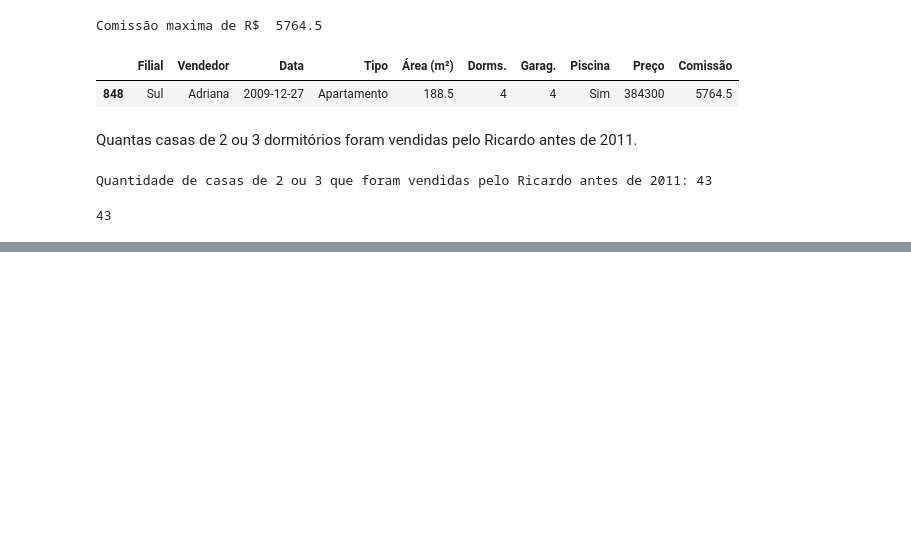
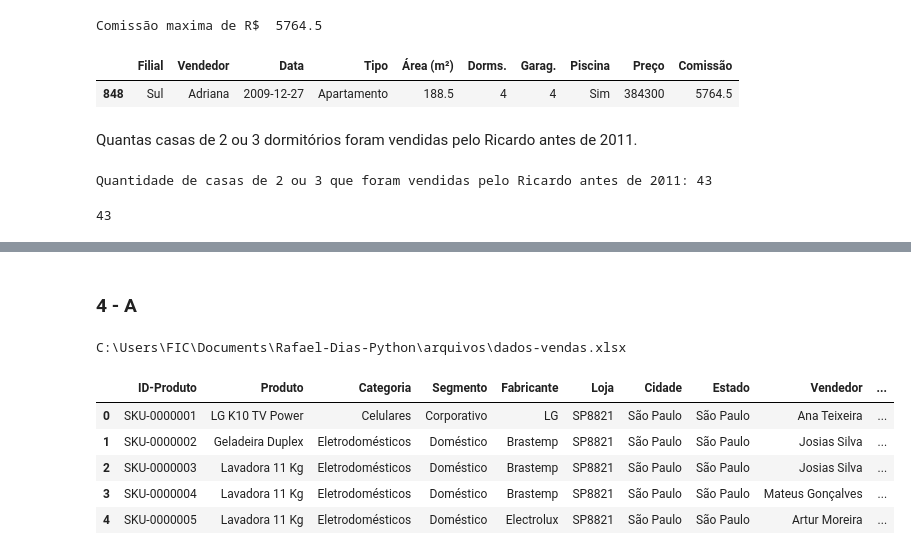
Before and after one commit to rafael-dias-1/fundamentos-bigData-python-SENAI, a Jupyter notebook: lista-5.ipynb, the cells around one changed output, grey strips where cells are left out. Cells and saved outputs as stored; diff of their text form; code cells hidden in the pictures; blank space fills up the shorter version.

```diff
--- a/lista-5.ipynb
+++ b/lista-5.ipynb
@@ -310,0 +608,8 @@ df[
+# %% [markdown]
+### 4 - A
+# %%
+caminho = 'C:\\Users\\FIC\\Documents\\Rafael-Dias-Python\\arquivos\\'
+arquivo = 'dados-vendas.xlsx'
+print(caminho+arquivo)
+# %% [output]
+C:\Users\FIC\Documents\Rafael-Dias-Python\arquivos\dados-vendas.xlsx
@@ -310,0 +618,9 @@ df[
+# %%
+dados.head()
+# %% [output]
+|  | ID-Produto | Produto | Categoria | Segmento | Fabricante | Loja | Cidade | Estado | Vendedor | ... |
+| 0 | SKU-0000001 | LG K10 TV Power | Celulares | Corporativo | LG | SP8821 | São Paulo | São Paulo | Ana Teixeira | ... |
+| 1 | SKU-0000002 | Geladeira Duplex | Eletrodomésticos | Doméstico | Brastemp | SP8821 | São Paulo | São Paulo | Josias Silva | ... |
+| 2 | SKU-0000003 | Lavadora 11 Kg | Eletrodomésticos | Doméstico | Brastemp | SP8821 | São Paulo | São Paulo | Josias Silva | ... |
+| 3 | SKU-0000004 | Lavadora 11 Kg | Eletrodomésticos | Doméstico | Brastemp | SP8821 | São Paulo | São Paulo | Mateus Gonçalves | ... |
+| 4 | SKU-0000005 | Lavadora 11 Kg | Eletrodomésticos | Doméstico | Electrolux | SP8821 | São Paulo | São Paulo | Artur Moreira | ... |
```
Also changed, not shown: parts of 75 cells of this notebook.
